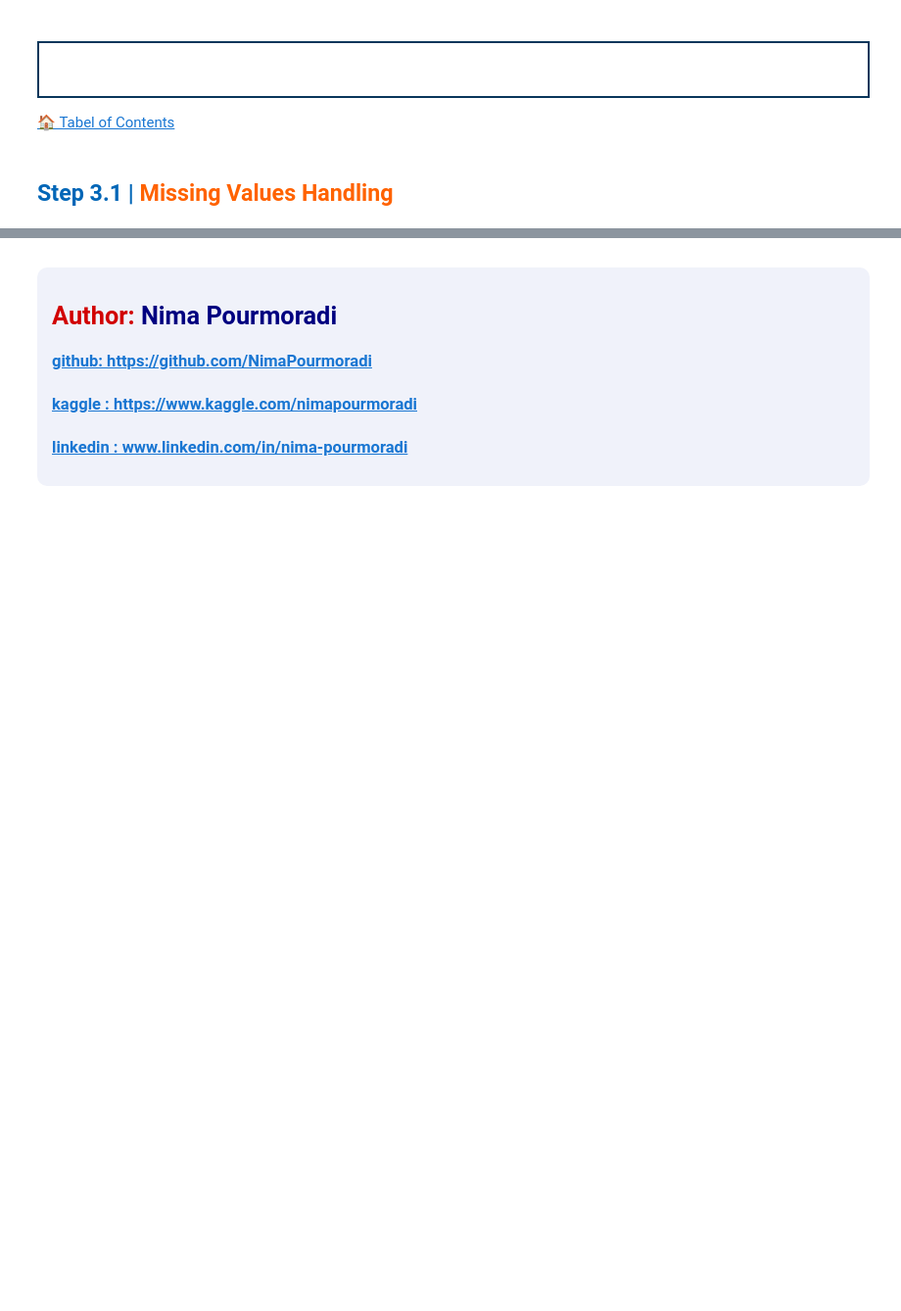
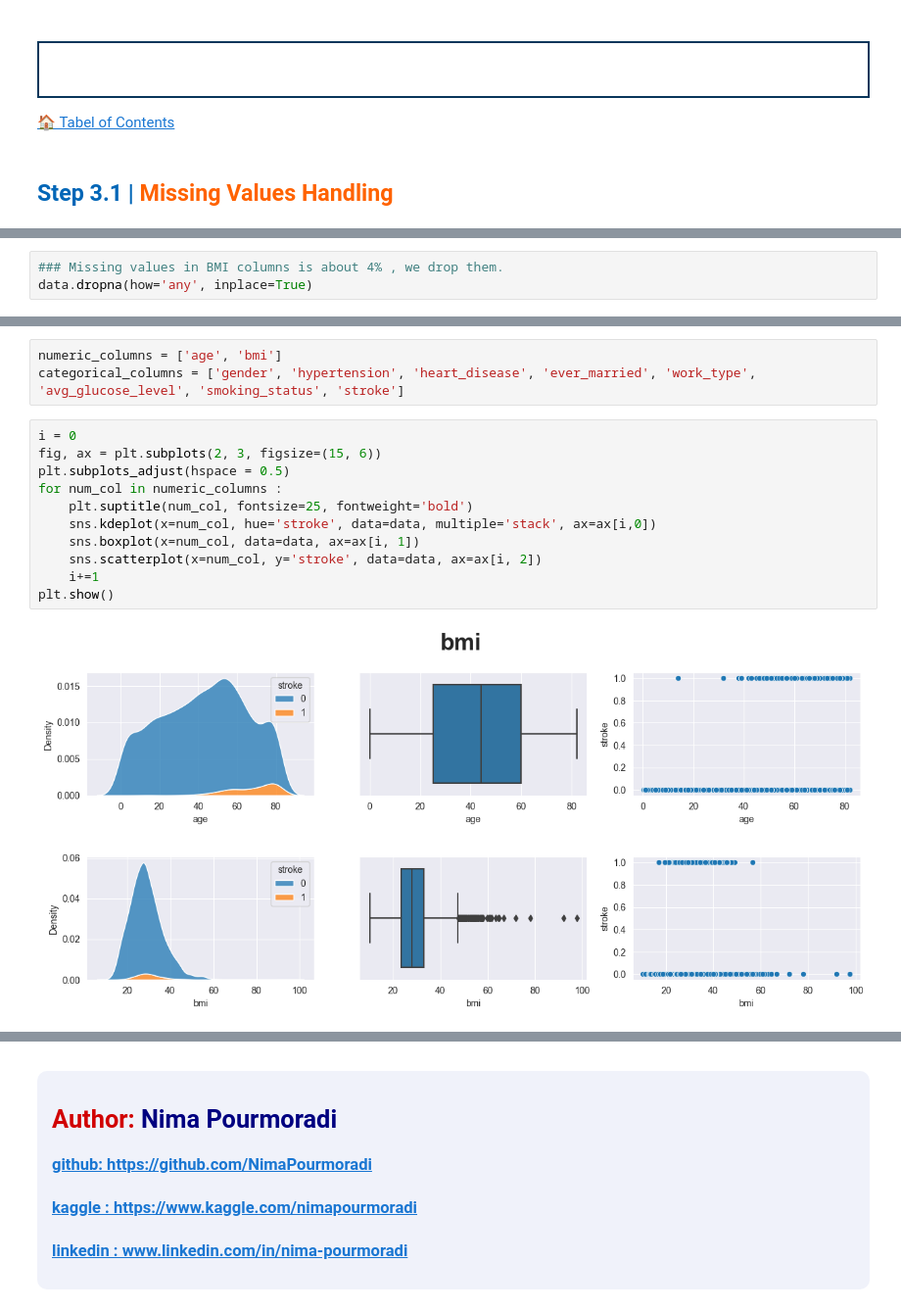
Before and after one commit to NimaPourmoradi/Healthcare_Dataset_Stroke_Data, a Jupyter notebook: Healthcare_Dataset_Stroke_Data.ipynb, the cells around one changed output, grey strips where cells are left out. Shown at 98% size. Cells and saved outputs as stored; diff of their text form; blank space fills up the shorter version.

Commit message:
Plots

```diff
--- a/Healthcare_Dataset_Stroke_Data.ipynb
+++ b/Healthcare_Dataset_Stroke_Data.ipynb
@@ -164,0 +188,3 @@ round(data.describe(include='all'), 2)
+# %%
+### Missing values in BMI columns is about 4% , we drop them.
+data.dropna(how='any', inplace=True)
@@ -164,0 +220,16 @@ round(data.describe(include='all'), 2)
+# %%
+numeric_columns = ['age', 'bmi']
+categorical_columns = ['gender', 'hypertension', 'heart_disease', 'ever_married', 'work_type', 'avg_glucose_level', 'smoking_status', 'stroke']
+# %%
+i = 0
+fig, ax = plt.subplots(2, 3, figsize=(15, 6))
+plt.subplots_adjust(hspace = 0.5)
+for num_col in numeric_columns :
+    plt.suptitle(num_col, fontsize=25, fontweight='bold')
+    sns.kdeplot(x=num_col, hue='stroke', data=data, multiple='stack', ax=ax[i,0])
+    sns.boxplot(x=num_col, data=data, ax=ax[i, 1])
+    sns.scatterplot(x=num_col, y='stroke', data=data, ax=ax[i, 2])
+    i+=1
+plt.show()
+# %% [output]
+[figure, added]
```
Also changed, not shown: parts of 10 cells of this notebook.
